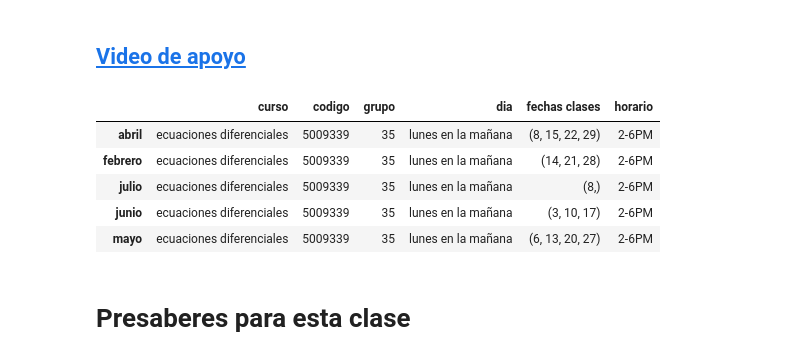
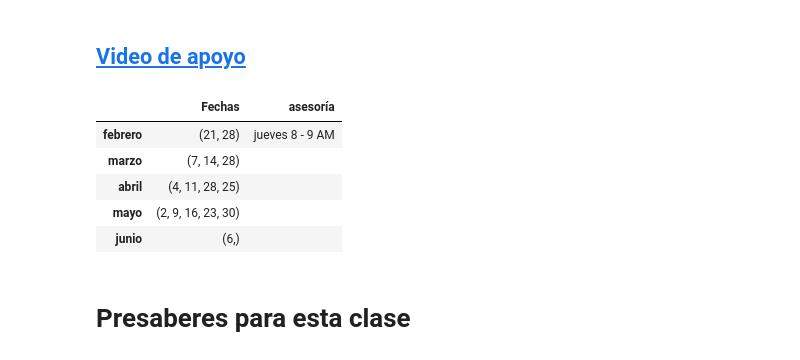
Before and after one commit to marco-canas/edo, a Jupyter notebook: clases/class_1/class_1_ODE.ipynb, the cells around one changed output. Drawn from its saved outputs; the diff is of its cells as text; code cells hidden in the pictures.

```diff
--- a/clases/class_1/class_1_ODE.ipynb
+++ b/clases/class_1/class_1_ODE.ipynb
@@ -8,28 +8,25 @@
 # clase 1 Ecuaciones diferenciales
 # %% [markdown]
 ## [Video de apoyo]()
-# %%
-Ecuaciones_Diferenciales ={'curso':'ecuaciones diferenciales',
-                          'codigo':5009339,
-                          'grupo':35,
-                          'dia':'lunes en la mañana',
-                          'fechas clases':{'febrero':(14,21,28),
-                                           'abril':(8,15,22,29),
-                                           'mayo':(6,13,20,27),
-                                           'junio':(3,10,17),'julio':(8,)
-                                          },
-'horario':'2-6PM'                          }
-
-import pandas as pd
-df=pd.DataFrame(Ecuaciones_Diferenciales)
-df
-# %% [output]
-|  | curso | codigo | grupo | dia | fechas clases | horario |
-| abril | ecuaciones diferenciales | 5009339 | 35 | lunes en la mañana | (8, 15, 22, 29) | 2-6PM |
-| febrero | ecuaciones diferenciales | 5009339 | 35 | lunes en la mañana | (14, 21, 28) | 2-6PM |
-| julio | ecuaciones diferenciales | 5009339 | 35 | lunes en la mañana | (8,) | 2-6PM |
-| junio | ecuaciones diferenciales | 5009339 | 35 | lunes en la mañana | (3, 10, 17) | 2-6PM |
-| mayo | ecuaciones diferenciales | 5009339 | 35 | lunes en la mañana | (6, 13, 20, 27) | 2-6PM |
+# %%
+import pandas as pd
+indices = ['febrero', 'marzo', 'abril', 'mayo', 'junio']
+
+asesoría = pd.Series(['jueves 8 - 9 AM','', '', '', ''], index = indices)
+fechas = pd.Series([(21,28),(7,14,28),(4,11,28,25),(2,9,16,23,30),(6,)], index = indices)
+
+edo ={'Fechas':fechas, 'asesoría':asesoría}
+
+
+df=pd.DataFrame(edo)
+df
+# %% [output]
+|  | Fechas | asesoría |
+| febrero | (21, 28) | jueves 8 - 9 AM |
+| marzo | (7, 14, 28) |  |
+| abril | (4, 11, 28, 25) |  |
+| mayo | (2, 9, 16, 23, 30) |  |
+| junio | (6,) |  |
 # %% [markdown]
 # Presaberes para esta clase
 # %% [markdown]
```
Also changed, not shown: parts of 6 cells of this notebook, 1 other file.
